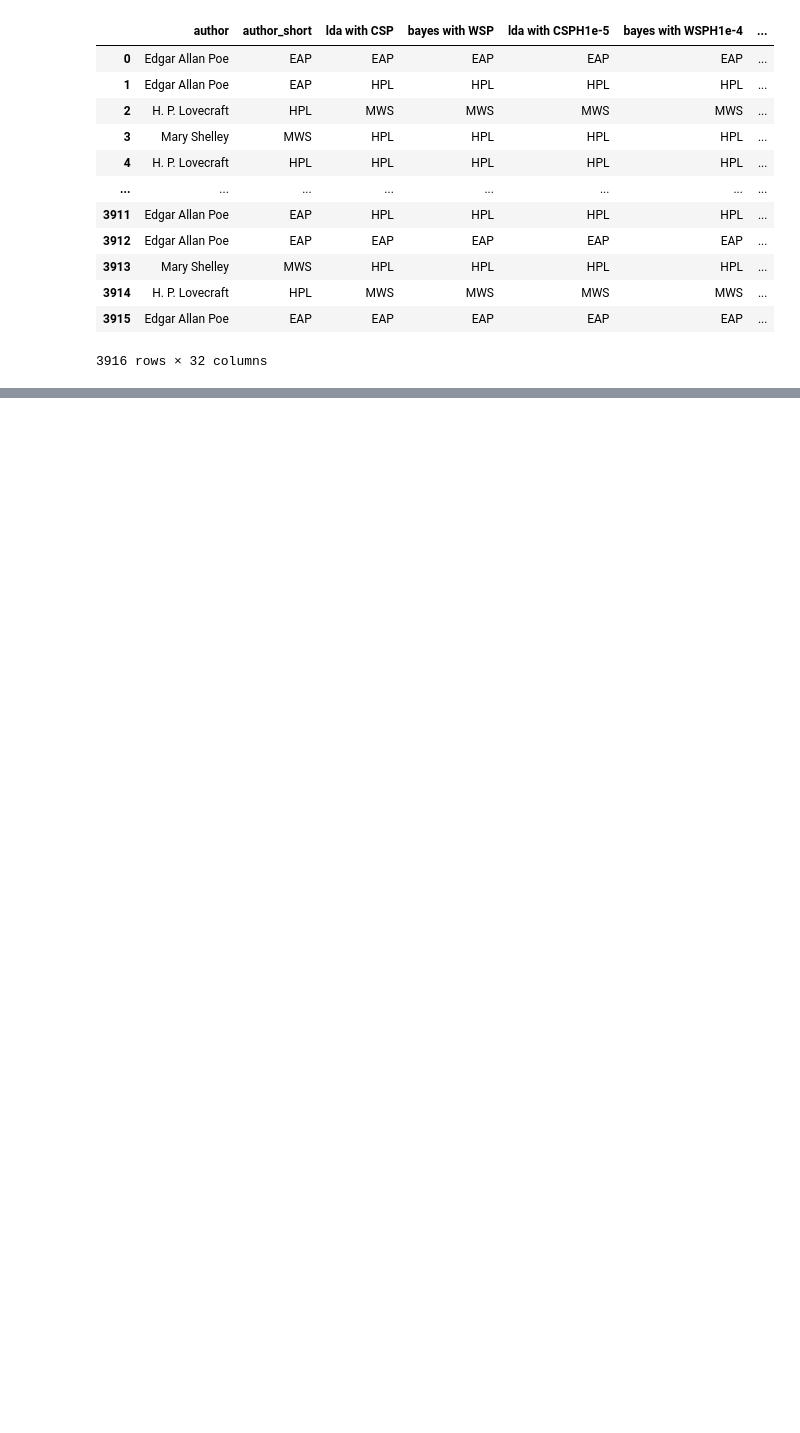
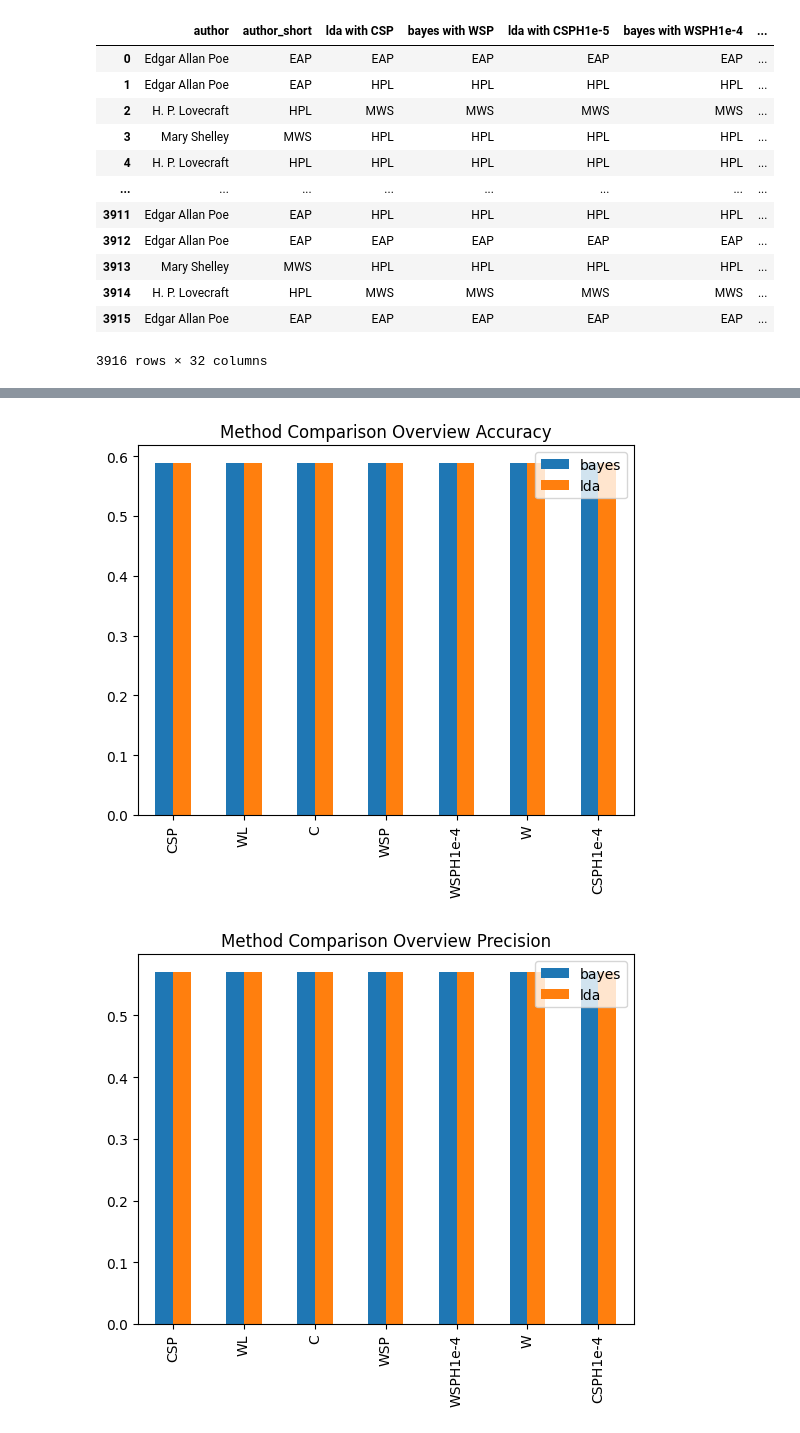
Before and after one commit to kobutri/pg_knowledge_discovery_ml, a Jupyter notebook: viz.ipynb, the cells around one changed output, grey strips where cells are left out. Saved outputs shown, nothing was run; the diff lists cells and outputs as text; code cells hidden in the pictures; blank space fills up the shorter version.

```diff
--- a/viz.ipynb
+++ b/viz.ipynb
@@ -67,0 +73,16 @@ for method in ["bayes", "lda"]:
+# %%
+for (name, func) in metrics:
+    preprocess_df = {}
+    method_df = df.loc[:, df.columns.str.contains(f"^(?:(?=.*\\b(?:author|{method}|author_short)\\b)(?:(?![56]).)*)$")]
+    for method in ["bayes", "lda"]:
+        score_df = method_df.loc[:, method_df.columns.str.contains("(.*lda.*)|(.*author.*)")]
+        score_df = score_df.rename(columns=lambda x: re.sub(r".*\s(\S+)$", r"\1", x))
+        score_df = score_df.iloc[:, 2:].apply(lambda x: func(x, score_df["author_short"]))
+        preprocess_df[method] = score_df
+    preprocess_df = pd.DataFrame(preprocess_df)
+    preprocess_df.plot.bar(title=f"Method Comparison Overview {name}")
+    plt.legend(loc="upper right")
+    plt.show()
+# %% [output]
+[figure, added]
+[figure, added]
```
Also changed, not shown: parts of 6 cells of this notebook.
